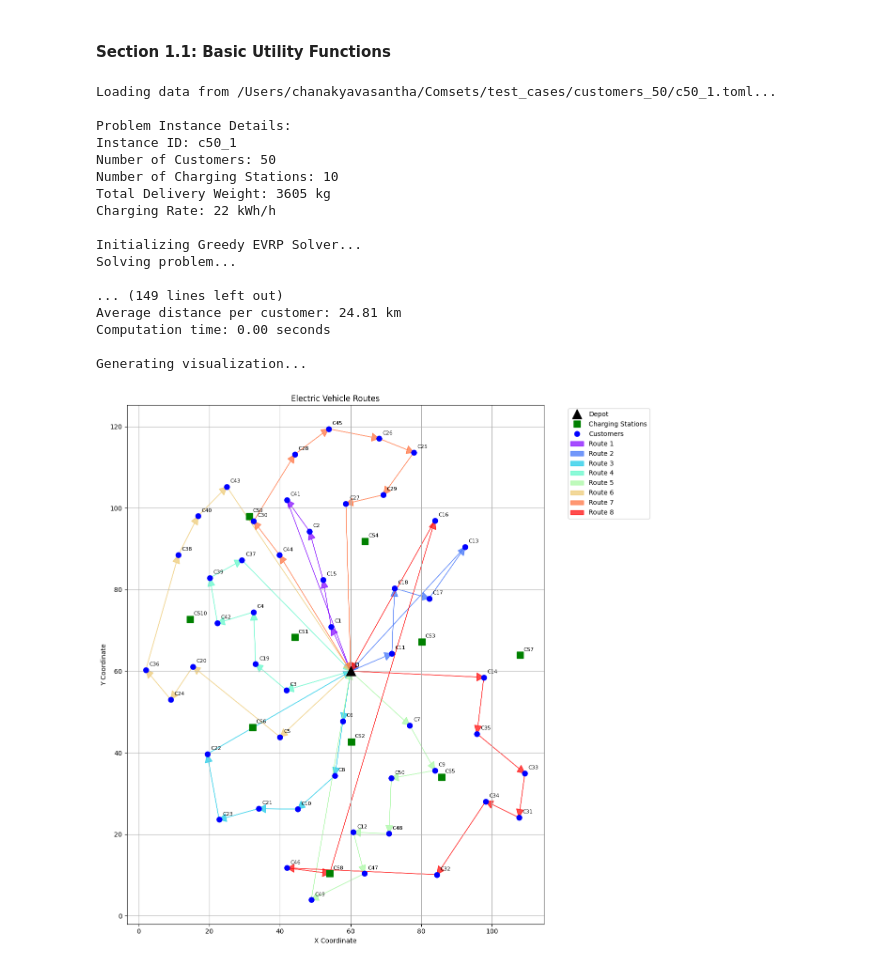
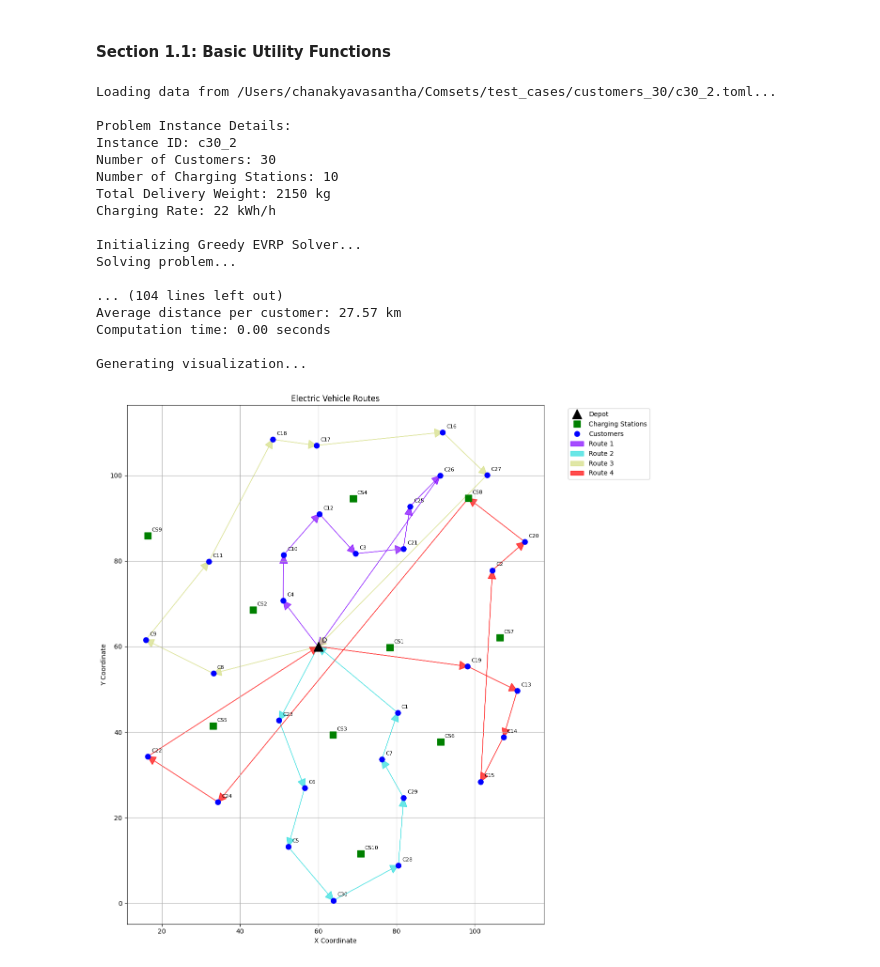
Before and after one commit to chanakyavasantha/ComsNets-EV-Routing, a Jupyter notebook: Notebooks/Greedy.ipynb, the cells around one changed output. Saved outputs shown, nothing was run; the diff lists cells and outputs as text; code cells hidden in the pictures.

```diff
--- a/Notebooks/Greedy.ipynb
+++ b/Notebooks/Greedy.ipynb
@@ -450,37 +537,5 @@ def validate_input_data(instance):
 # %%
-def read_toml_input(file_path):
-    """Read EVRP instance data from TOML file"""
-    try:
-        data = toml.load(file_path)
 
-        # Extract required fields
-        instance = {
-            'instance_id': os.path.basename(file_path).split('.')[0],
-            'depot_location': data['depot_location'],
-            'customer_locations': data['customer_locations'],
-            'charging_stations': data['charging_stations'],
-            'customer_items_weights': data['customer_items_weights'],
-            'charging_rate': data['charging_rate'],
-            'vehicle_speed': data.get('vehicle_speed', 25),  # default if not specified
-            'ev_parameters': data.get('ev_parameters', None)
-        }
-
-        # Validate data
-        validate_input_data(instance)
-        return instance
-
-    except Exception as e:
-        raise Exception(f"Error reading TOML file: {str(e)}")
-
-def validate_input_data(instance):
-    """Validate the input data format and constraints"""
-    # Check if all required fields exist
-    required_fields = ['instance_id', 'depot_location', 'customer_locations',
-                      'charging_stations', 'customer_items_weights', 'charging_rate']
-
-    for field in required_fields:
-        if field not in instance:
-            raise ValueError(f"Missing required field: {field}")
 
 def run_ev_routing(toml_file_path):
     """Main function to run EV routing problem"""
@@ -636,38 +691,38 @@ def run_ev_routing(toml_file_path):
                      label=f'Route {route_idx+1}' if i == 0 else "")
 
     plt.title('Electric Vehicle Routes')
     plt.xlabel('X Coordinate')
     plt.ylabel('Y Coordinate')
     plt.grid(True)
 
     # Move legend outside plot
     plt.legend(bbox_to_anchor=(1.05, 1), loc='upper left')
     plt.tight_layout()
     plt.show()
 
     return solver, solution
 
 
 if __name__ == "__main__":
     # Example usage
-    toml_path = "/Users/chanakyavasantha/Comsets/test_cases/customers_50/c50_1.toml"
+    toml_path = "/Users/chanakyavasantha/Comsets/test_cases/customers_30/c30_2.toml"
     solver, solution = run_ev_routing(toml_path)
 # %% [output]
-Loading data from /Users/chanakyavasantha/Comsets/test_cases/customers_50/c50_1.toml...
+Loading data from /Users/chanakyavasantha/Comsets/test_cases/customers_30/c30_2.toml...
 
 Problem Instance Details:
-Instance ID: c50_1
-Number of Customers: 50
+Instance ID: c30_2
+Number of Customers: 30
 Number of Charging Stations: 10
-Total Delivery Weight: 3605 kg
+Total Delivery Weight: 2150 kg
 Charging Rate: 22 kWh/h
 
 Initializing Greedy EVRP Solver...
 Solving problem...
 
-... (149 lines left out)
-Average distance per customer: 24.81 km
+... (104 lines left out)
+Average distance per customer: 27.57 km
 Computation time: 0.00 seconds
 
 Generating visualization...
-[figure, old version]
+[figure, new version]
```
Also changed, not shown: parts of 2 cells of this notebook, 20 other files.
